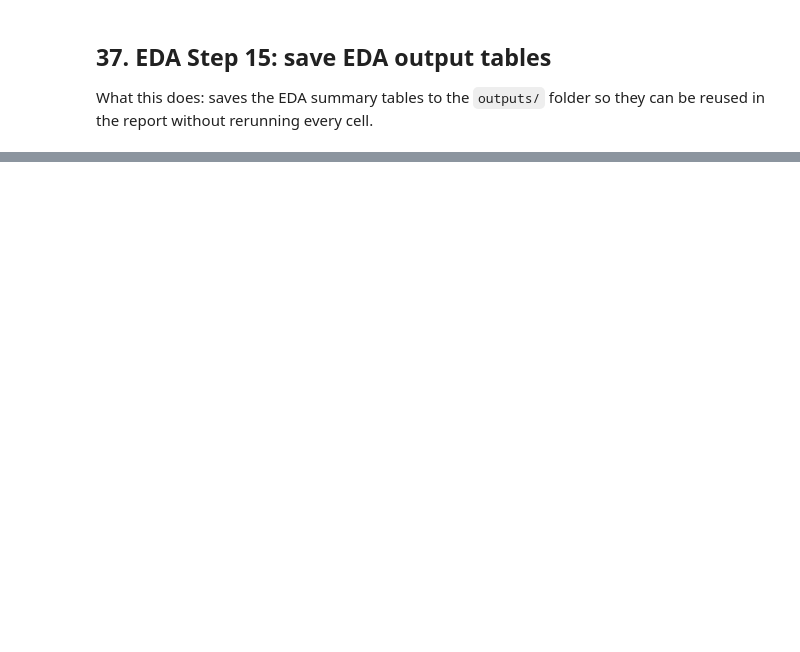
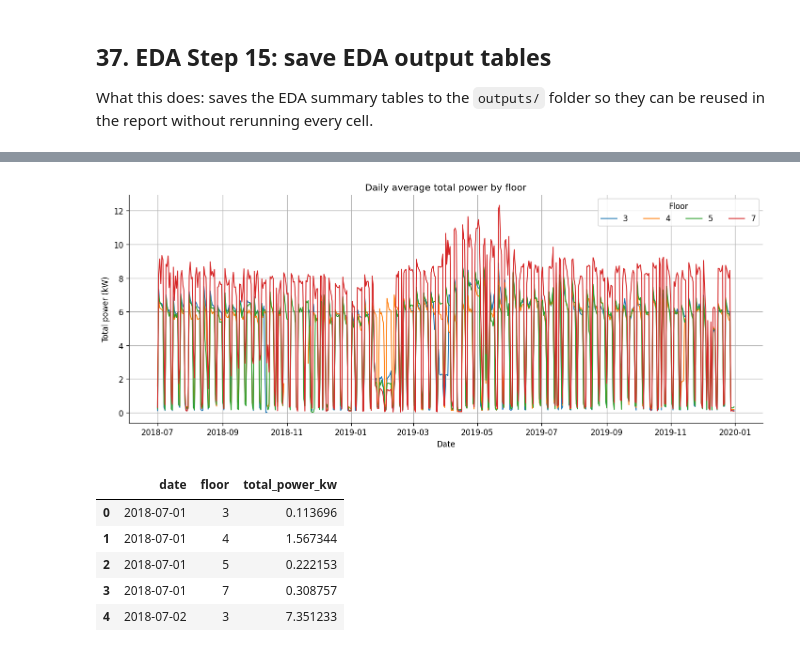
Before and after one commit to Lee-yongli/Artificial-Intelligence-for-Smart-Building-Log-Analysis, a Jupyter notebook: Artificial Intelligence for Smart-Building Log Analysis/merge_2018_2019_floors_3_4_5_7.ipynb, the cells around one changed output, grey strips where cells are left out. Drawn from its saved outputs; the diff is of its cells as text; code cells hidden in the pictures; blank space fills up the shorter version.

Commit message:
feat: add EDA visualizations

```diff
--- a/Artificial Intelligence for Smart-Building Log Analysis/merge_2018_2019_floors_3_4_5_7.ipynb
+++ b/Artificial Intelligence for Smart-Building Log Analysis/merge_2018_2019_floors_3_4_5_7.ipynb
@@ -854,6 +856,15 @@ MEASUREMENT_COLUMNS = [
 EDA_ID_COLUMNS = ["timestamp", "year", "floor", "zone"]
 
 EDA_OUTPUT_FILES = {}
+
+EDA_FIGURE_DIR = OUTPUT_DIR / "eda_figures"
+EDA_FIGURE_DIR.mkdir(parents=True, exist_ok=True)
+
+plt.rcParams["figure.dpi"] = 120
+plt.rcParams["savefig.dpi"] = 160
+plt.rcParams["axes.grid"] = True
+plt.rcParams["axes.spines.top"] = False
+plt.rcParams["axes.spines.right"] = False
 # %% [markdown]
 ## 23. EDA Step 01: load cleaned data
 
@@ -1454,0 +1470,8 @@ display(eda_save_summary)
+# %%
+def save_and_display_eda_figure(fig, file_name: str) -> Path:
+    file_path = EDA_FIGURE_DIR / file_name
+    fig.tight_layout()
+    fig.savefig(file_path, bbox_inches="tight")
+    display(fig)
+    plt.close(fig)
+    return file_path
@@ -1454,0 +1482,31 @@ display(eda_save_summary)
+# %%
+def eda_viz_01_daily_total_power_by_floor(df: pd.DataFrame) -> tuple[plt.Figure, pd.DataFrame, Path]:
+    plot_data = (
+        df.assign(date=df["timestamp"].dt.date)
+        .groupby(["date", "floor"], as_index=False)["total_power_kw"]
+        .mean()
+        .sort_values(["date", "floor"])
+    )
+
+    pivot = plot_data.pivot(index="date", columns="floor", values="total_power_kw")
+    fig, ax = plt.subplots(figsize=(12, 5))
+    pivot.plot(ax=ax, linewidth=1.2)
+    ax.set_title("Daily average total power by floor")
+    ax.set_xlabel("Date")
+    ax.set_ylabel("Total power (kW)")
+    ax.legend(title="Floor", ncol=4)
+
+    file_path = save_and_display_eda_figure(fig, "eda_01_daily_total_power_by_floor.png")
+    return fig, plot_data, file_path
+
+
+fig_daily_power, eda_daily_total_power_by_floor, eda_fig_daily_power_path = eda_viz_01_daily_total_power_by_floor(eda_df)
+eda_daily_total_power_by_floor.head()
+# %% [output]
+[figure, added]
+|  | date | floor | total_power_kw |
+| 0 | 2018-07-01 | 3 | 0.113696 |
+| 1 | 2018-07-01 | 4 | 1.567344 |
+| 2 | 2018-07-01 | 5 | 0.222153 |
+| 3 | 2018-07-01 | 7 | 0.308757 |
+| 4 | 2018-07-02 | 3 | 7.351233 |
```
Also changed, not shown: parts of 23 cells of this notebook, 11 other files.
